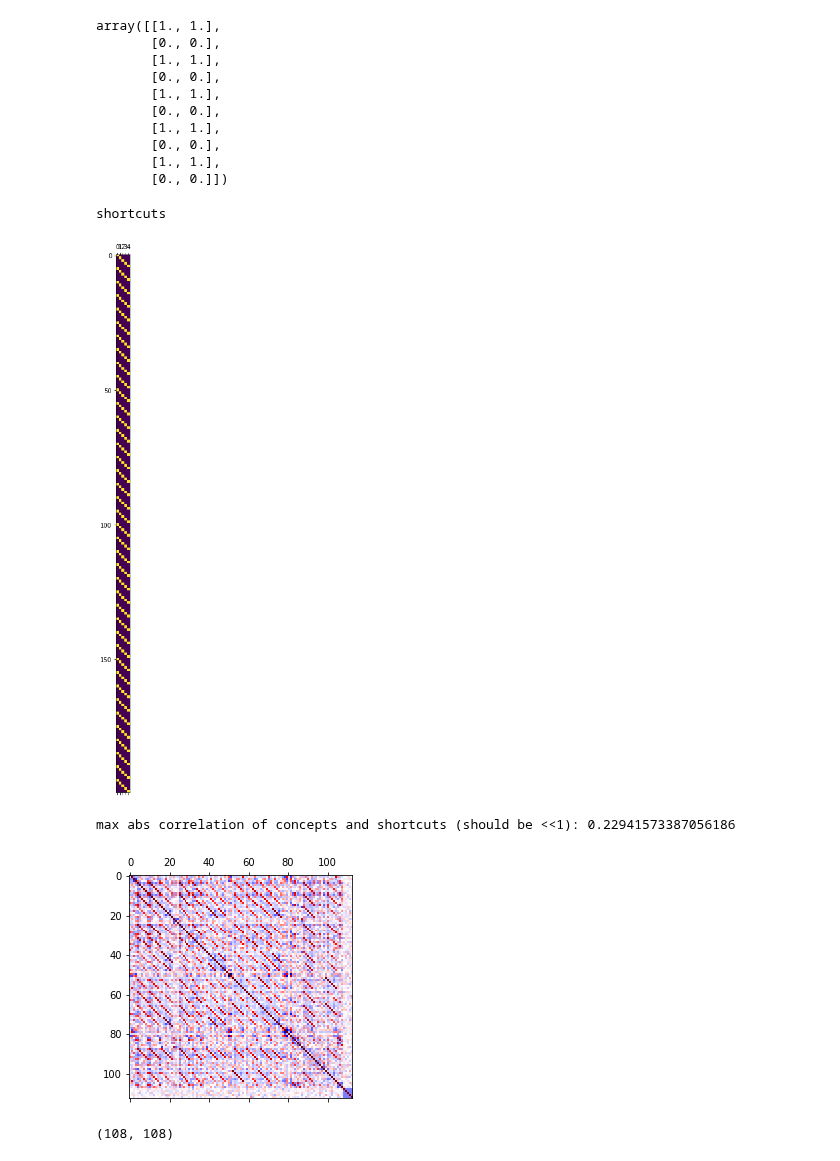
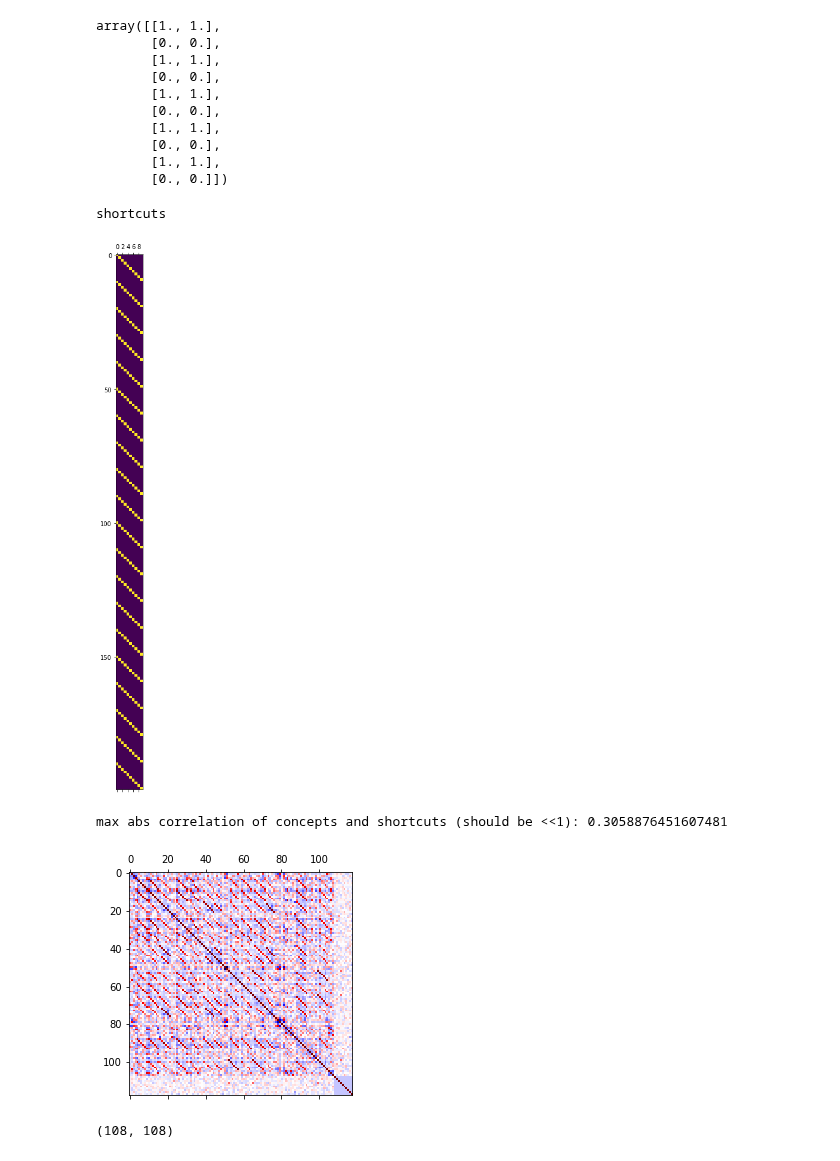
Before and after one commit to nathanwang000/ConceptCredibleModel, a Jupyter notebook: notebooks/birds_concepts.ipynb, the cells around one changed output. Saved outputs shown, nothing was run; the diff lists cells and outputs as text; code cells hidden in the pictures.

Commit message:
shortcuts concept model done

```diff
--- a/notebooks/birds_concepts.ipynb
+++ b/notebooks/birds_concepts.ipynb
@@ -85,29 +85,29 @@ array([[1., 1.],
 # %%
 def cub_shortcut_correlation(concepts, n_classes):
     # concepts: (200, n_concepts), n_classes: number of shortcut classes
     n_cub_classes, n_concepts = concepts.shape
 
     shortcuts = np.zeros((n_cub_classes, n_classes))
     for i in range(n_classes):
         shortcuts[range(i, n_cub_classes, n_classes), i] = 1
     print('shortcuts')
     plt.matshow(shortcuts)
     plt.show()
 
     a = np.hstack((np.array(concepts), shortcuts))
     cov_a = np.corrcoef(a.T)
     print('max abs correlation of concepts and shortcuts (should be <<1):',
           np.abs(cov_a[n_concepts:, :n_concepts]).max())
 
     plt.matshow(cov_a, cmap='seismic', vmax=1, vmin=-1)
     plt.show()
 
-cub_shortcut_correlation(maj_concepts, 5)
+cub_shortcut_correlation(maj_concepts, 10)
 # %% [output]
 shortcuts
-[figure, old version]
+[figure, new version]
-max abs correlation of concepts and shortcuts (should be <<1): 0.22941573387056186
+max abs correlation of concepts and shortcuts (should be <<1): 0.3058876451607481
-[figure, old version]
+[figure, new version]
 # %%
 print(np.corrcoef(np.array(maj_concepts).T).shape)
 plt.matshow(np.corrcoef(np.array(maj_concepts).T), cmap='seismic', vmax=1, vmin=-1)
```
Also changed, not shown: 3 other files.
